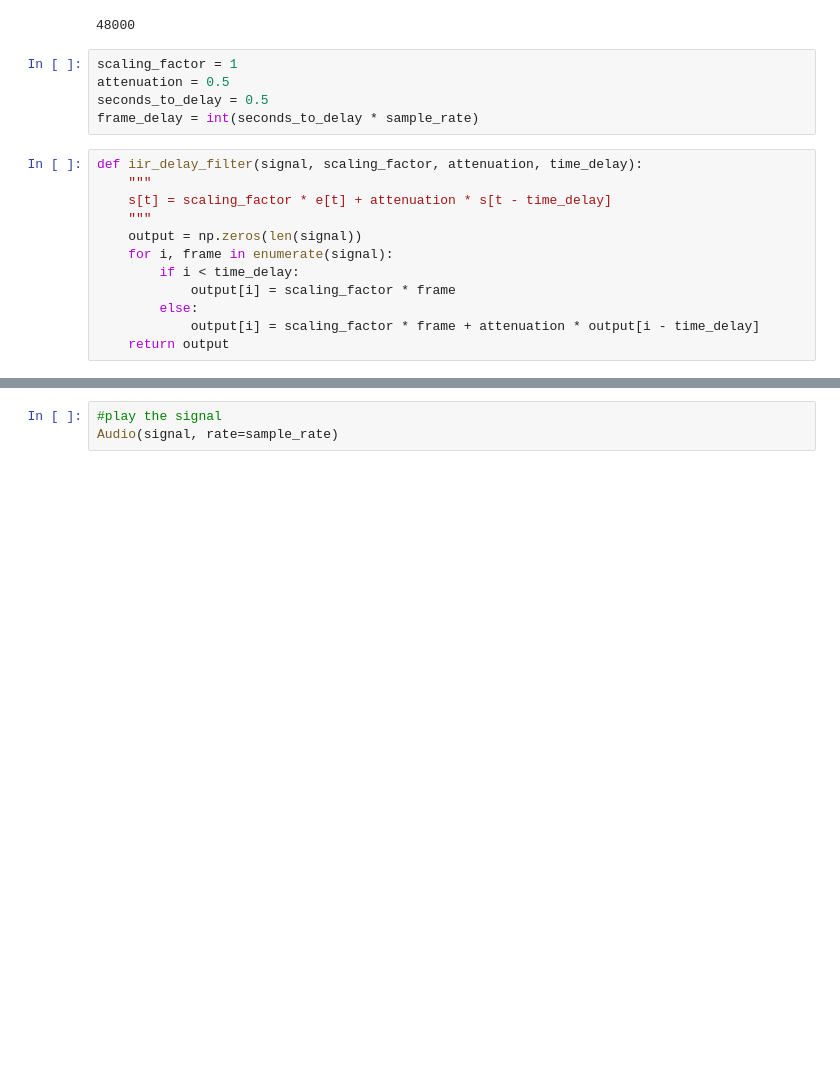
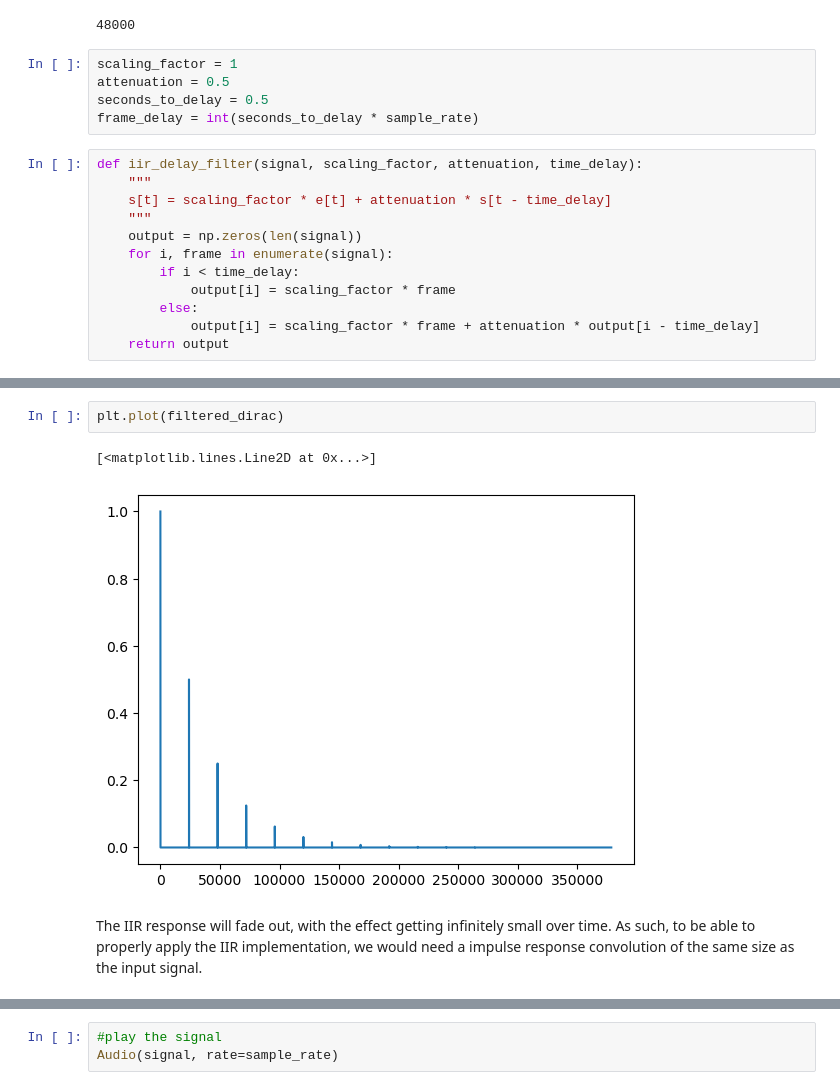
Before and after one commit to Dorin-D/m2-paris-saclay, a Jupyter notebook: Signal_Processing/lab_2/iir_delay.ipynb, the cells around one changed output, grey strips where cells are left out. Cells and saved outputs as stored; diff of their text form; blank space fills up the shorter version.

```diff
--- a/Signal_Processing/lab_2/iir_delay.ipynb
+++ b/Signal_Processing/lab_2/iir_delay.ipynb
@@ -41,0 +49,7 @@ plt.plot(filtered_dirac)
+# %%
+plt.plot(filtered_dirac)
+# %% [output]
+[<matplotlib.lines.Line2D at 0x...>]
+[figure, added]
+# %% [markdown]
+The IIR response will fade out, with the effect getting infinitely small over time. As such, to be able to properly apply the IIR implementation, we would need a impulse response convolution of the same size as the input signal.
```
Also changed, not shown: parts of 12 cells of this notebook, 9 other files.
